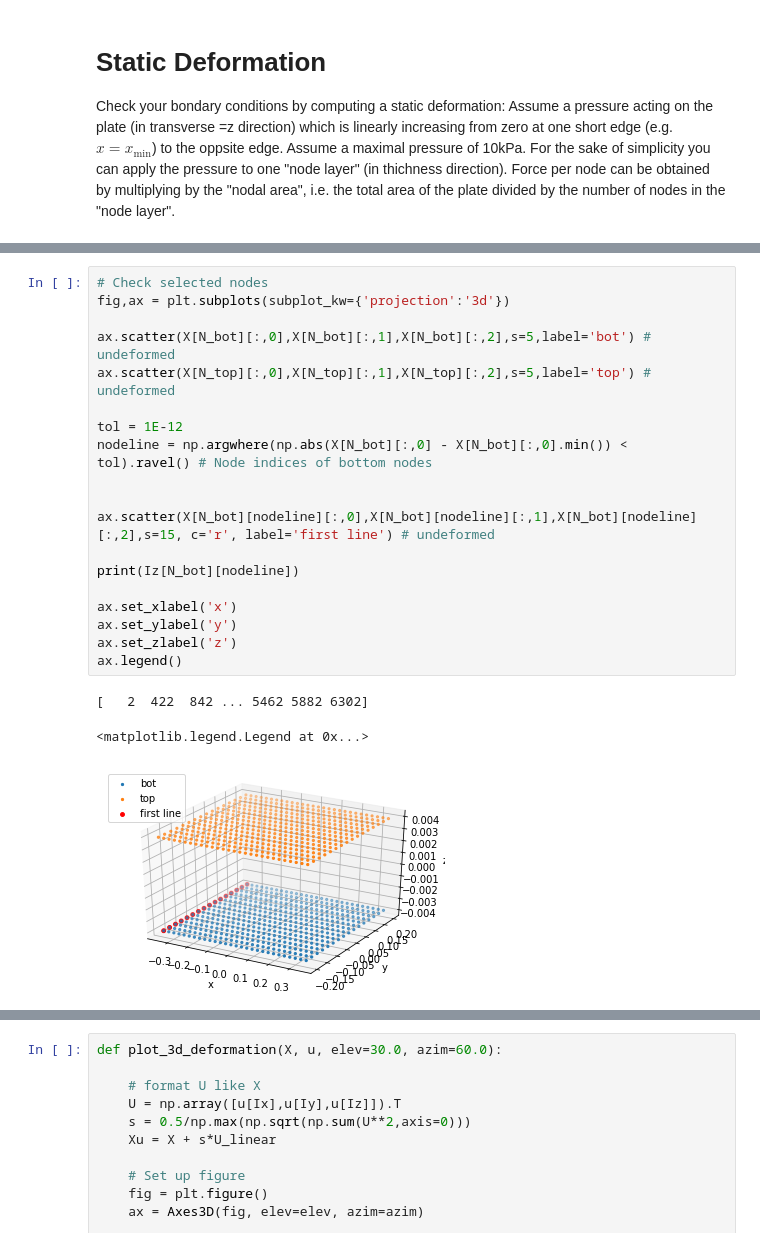
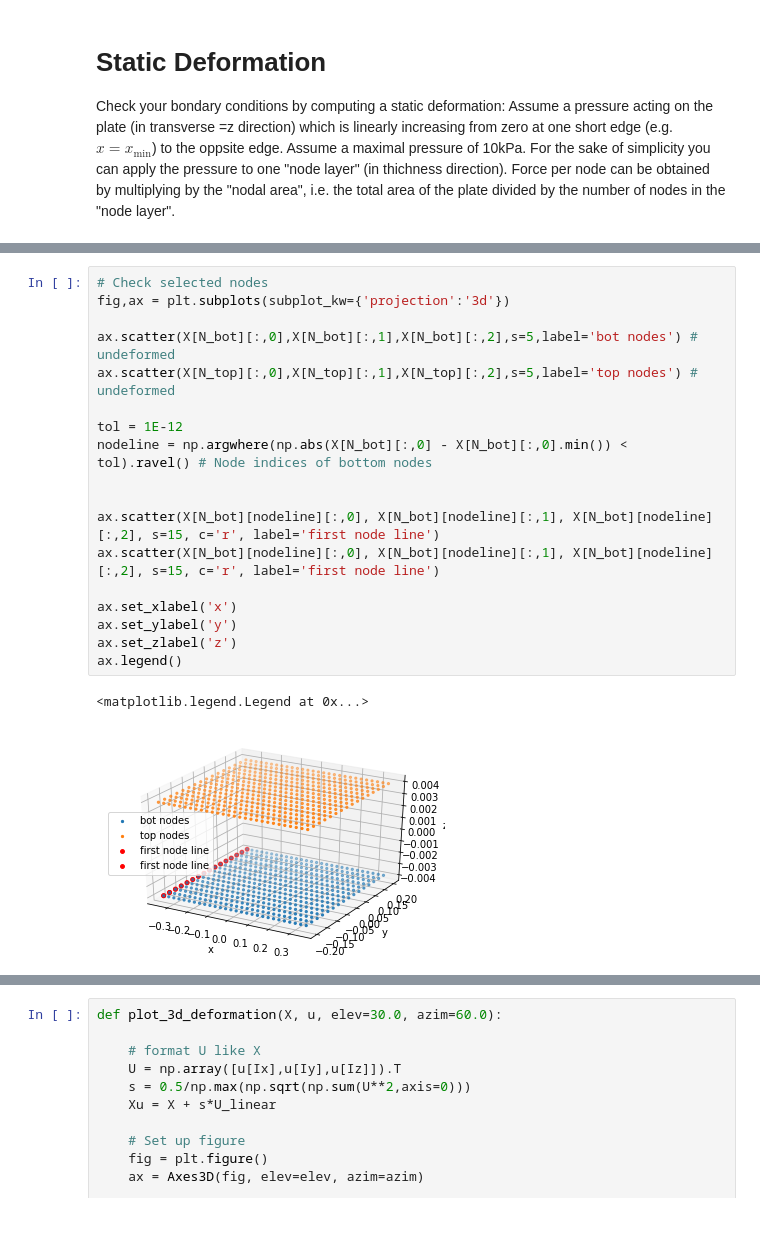
Before and after one commit to phmandl/modalanalyse, a Jupyter notebook: HW3/3_ModalSubspace_coupled_oscillators-richard.ipynb, the cells around one changed output, grey strips where cells are left out. Saved outputs shown, nothing was run; the diff lists cells and outputs as text.

```diff
--- a/HW3/3_ModalSubspace_coupled_oscillators-richard.ipynb
+++ b/HW3/3_ModalSubspace_coupled_oscillators-richard.ipynb
@@ -267,23 +267,21 @@ p(x = 0.350) = 10000.0, F = 6.250 N at nodes = [ 27  55  83 ... 391 419 447]
 # %%
 # Check selected nodes
 fig,ax = plt.subplots(subplot_kw={'projection':'3d'})
 
-ax.scatter(X[N_bot][:,0],X[N_bot][:,1],X[N_bot][:,2],s=5,label='bot') # undeformed
-ax.scatter(X[N_top][:,0],X[N_top][:,1],X[N_top][:,2],s=5,label='top') # undeformed
+ax.scatter(X[N_bot][:,0],X[N_bot][:,1],X[N_bot][:,2],s=5,label='bot nodes') # undeformed
+ax.scatter(X[N_top][:,0],X[N_top][:,1],X[N_top][:,2],s=5,label='top nodes') # undeformed
 
 tol = 1E-12
 nodeline = np.argwhere(np.abs(X[N_bot][:,0] - X[N_bot][:,0].min()) < tol).ravel() # Node indices of bottom nodes
 
 
-ax.scatter(X[N_bot][nodeline][:,0],X[N_bot][nodeline][:,1],X[N_bot][nodeline][:,2],s=15, c='r', label='first line') # undeformed
-
-print(Iz[N_bot][nodeline])
+ax.scatter(X[N_bot][nodeline][:,0], X[N_bot][nodeline][:,1], X[N_bot][nodeline][:,2], s=15, c='r', label='first node line')
+ax.scatter(X[N_bot][nodeline][:,0], X[N_bot][nodeline][:,1], X[N_bot][nodeline][:,2], s=15, c='r', label='first node line')
 
 ax.set_xlabel('x')
 ax.set_ylabel('y')
 ax.set_zlabel('z')
 ax.legend()
 # %% [output]
-[   2  422  842 ... 5462 5882 6302]
+<matplotlib.legend.Legend at 0x...>
-<matplotlib.legend.Legend at 0x...>
-[figure, old version]
+[figure, new version]
```
Also changed, not shown: parts of 10 cells of this notebook.
